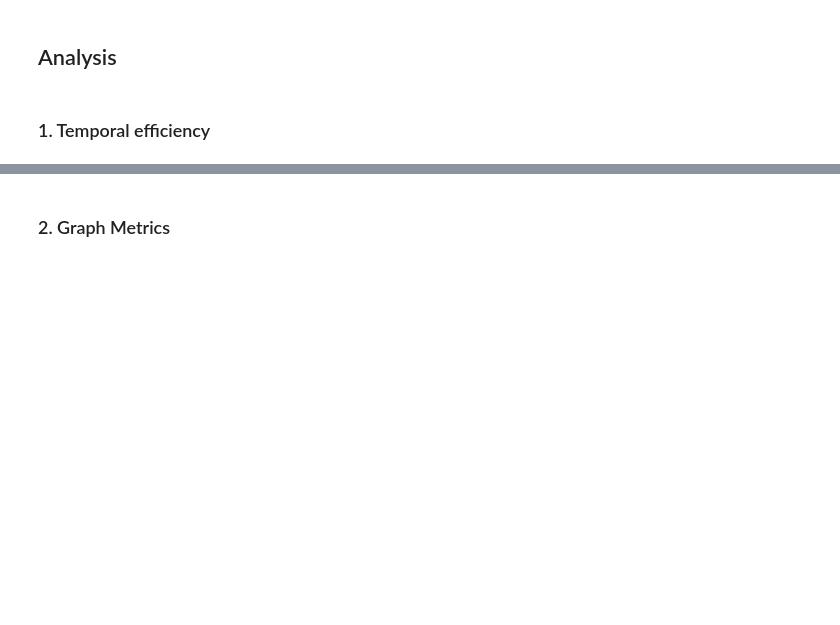
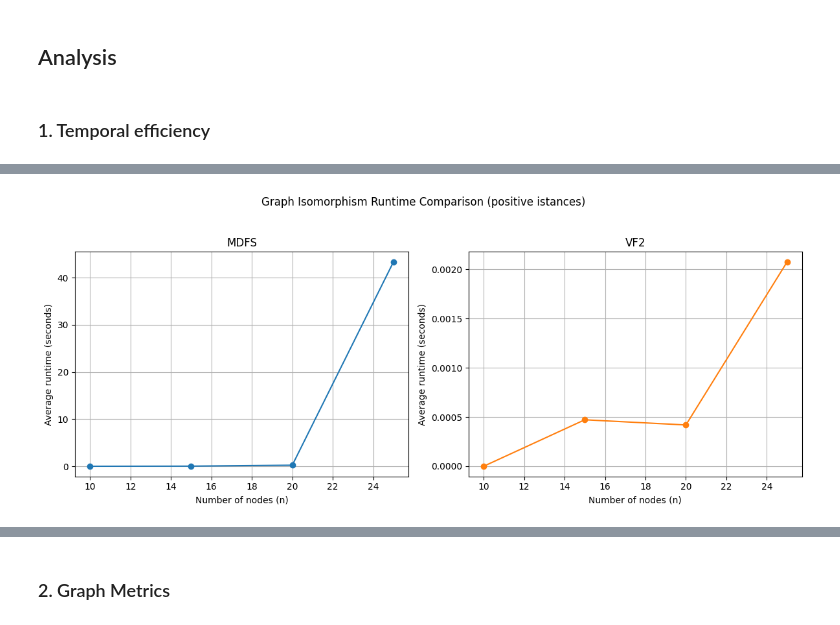
Before and after one commit to AzzurraSuffia/DPP, a Jupyter notebook: analysis.ipynb, the cells around one changed output, grey strips where cells are left out. Drawn from its saved outputs; the diff is of its cells as text; code cells hidden in the pictures; blank space fills up the shorter version.

Commit message:
time analysis

```diff
--- a/analysis.ipynb
+++ b/analysis.ipynb
@@ -182,9 +6,0 @@ Error rate: 0
-# %%
-n = 40
-m = 1
-
-G_ba = nx.barabasi_albert_graph(n, m, seed=43)
-plot_component(G_ba, "original graph")
-G_anon, eq_dict = social_anonymizer.anonymize_graph(G_ba, k=3, alpha=0, beta=1, gamma=1)
-plot_component(G_anon, "anon graph")
-print(check_isomorphic_classes(G_anon, eq_dict))
@@ -224,0 +103,44 @@ At Node 2, you have N−2 choices. This results in (N−1)! different DFS traces
+# %%
+fig, axes = plt.subplots(1, 2, figsize=(12, 5))  # note: sharey removed
+
+# Plot MDFS
+axes[0].plot(ns, pos_MDFS_times, marker='o', color='tab:blue')
+axes[0].set_title('MDFS')
+axes[0].set_xlabel('Number of nodes (n)')
+axes[0].set_ylabel('Average runtime (seconds)')
+axes[0].grid(True, which='both')
+
+# Plot VF2
+axes[1].plot(ns, pos_vf2_times, marker='o', color='tab:orange')
+axes[1].set_title('VF2')
+axes[1].set_xlabel('Number of nodes (n)')
+axes[1].set_ylabel('Average runtime (seconds)')
+axes[1].grid(True, which='both')
+
+# Adjust layout
+plt.suptitle('Graph Isomorphism Runtime Comparison (positive istances)')
+plt.tight_layout(rect=[0, 0, 1, 0.95])
+plt.show()
+
+fig, axes = plt.subplots(1, 2, figsize=(12, 5))  # note: sharey removed
+
+# Plot MDFS
+axes[0].plot(ns, neg_MDFS_times, marker='o', color='tab:blue')
+axes[0].set_title('MDFS')
+axes[0].set_xlabel('Number of nodes (n)')
+axes[0].set_ylabel('Average runtime (seconds)')
+axes[0].grid(True, which='both')
+
+# Plot VF2
+axes[1].plot(ns, neg_vf2_times, marker='o', color='tab:orange')
+axes[1].set_title('VF2')
+axes[1].set_xlabel('Number of nodes (n)')
+axes[1].set_ylabel('Average runtime (seconds)')
+axes[1].grid(True, which='both')
+
+# Adjust layout
+plt.suptitle('Graph Isomorphism Runtime Comparison (negative istances)')
+plt.tight_layout(rect=[0, 0, 1, 0.95])
+plt.show()
+# %% [output]
+[figure, added]
```
Also changed, not shown: parts of 14 cells of this notebook, 2 other files.
